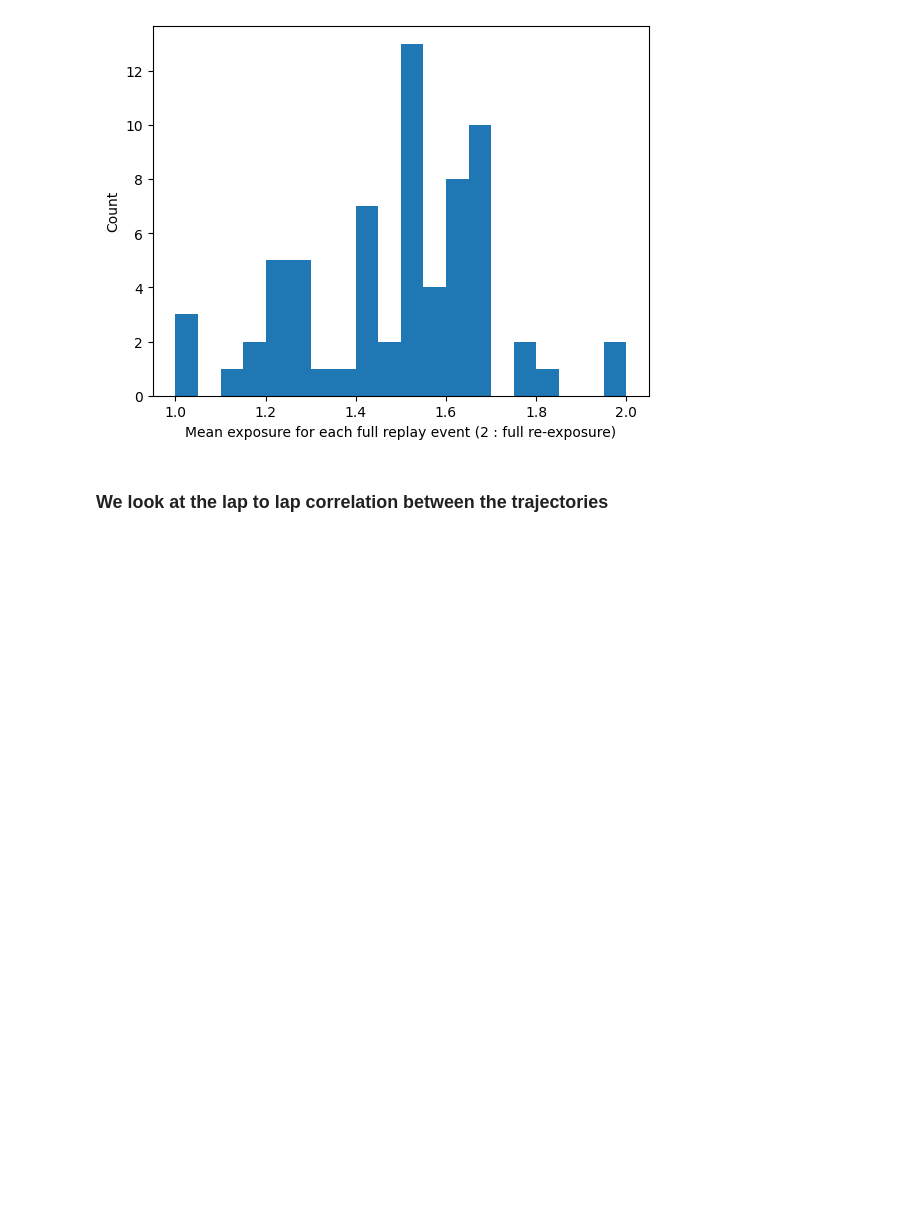
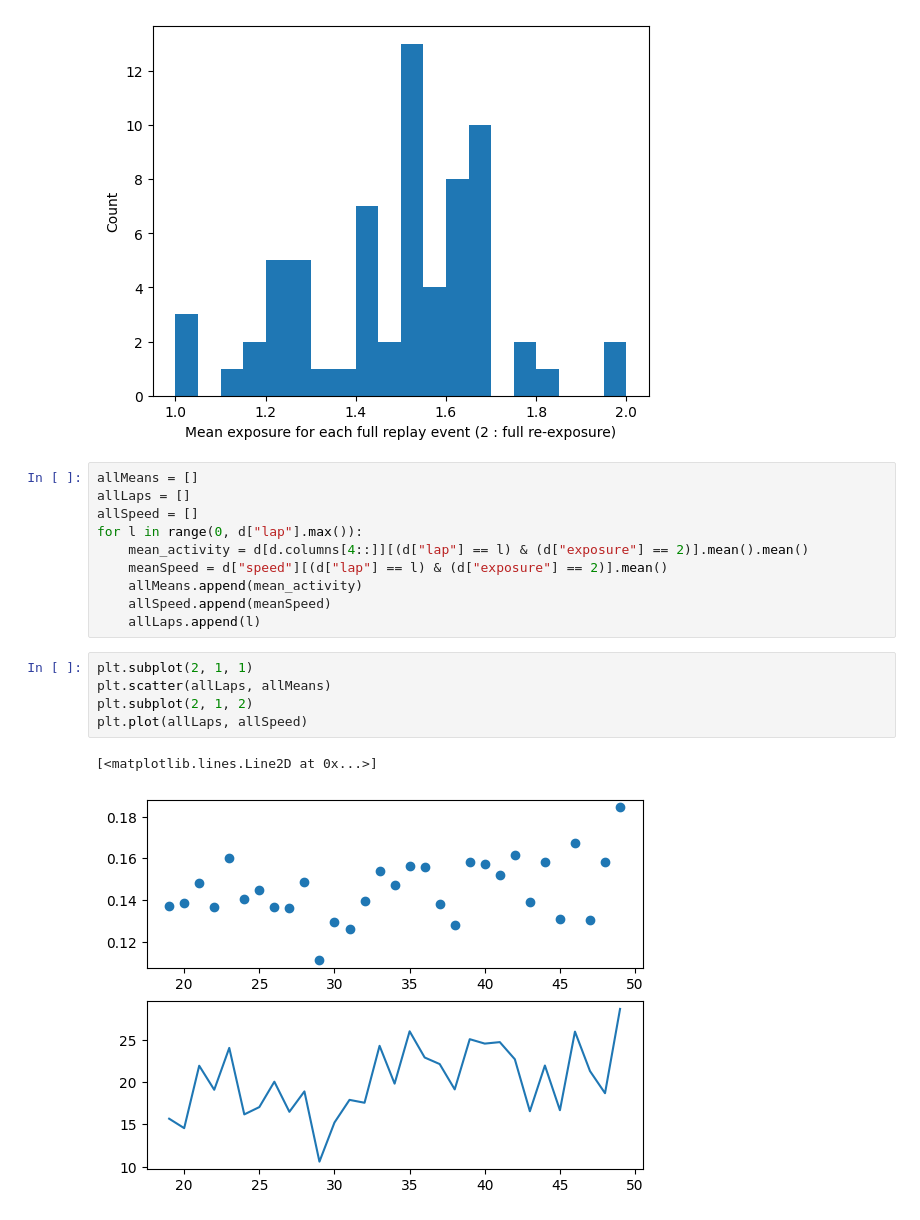
Before and after one commit to bendor-lab/Representational_drift_and_replay_analysis, a Jupyter notebook: Dimension Reduction/UMAP/projection_exposure_re-exposure.ipynb, the cells around one changed output. Drawn from its saved outputs; the diff is of its cells as text; blank space fills up the shorter version.

```diff
--- a/Dimension Reduction/UMAP/projection_exposure_re-exposure.ipynb
+++ b/Dimension Reduction/UMAP/projection_exposure_re-exposure.ipynb
@@ -289,5 +270,21 @@ plt.ylabel("Count")
 # %% [output]
 Text(0, 0.5, 'Count')
 [figure]
-# %% [markdown]
-### We look at the lap to lap correlation between the trajectories
+# %%
+allMeans = []
+allLaps = []
+allSpeed = []
+for l in range(0, d["lap"].max()):
+    mean_activity = d[d.columns[4::]][(d["lap"] == l) & (d["exposure"] == 2)].mean().mean()
+    meanSpeed = d["speed"][(d["lap"] == l) & (d["exposure"] == 2)].mean()
+    allMeans.append(mean_activity)
+    allSpeed.append(meanSpeed)
+    allLaps.append(l)
+# %%
+plt.subplot(2, 1, 1)
+plt.scatter(allLaps, allMeans)
+plt.subplot(2, 1, 2)
+plt.plot(allLaps, allSpeed)
+# %% [output]
+[<matplotlib.lines.Line2D at 0x...>]
+[figure, added]
```
Also changed, not shown: parts of 5 cells of this notebook, 11 other files.
